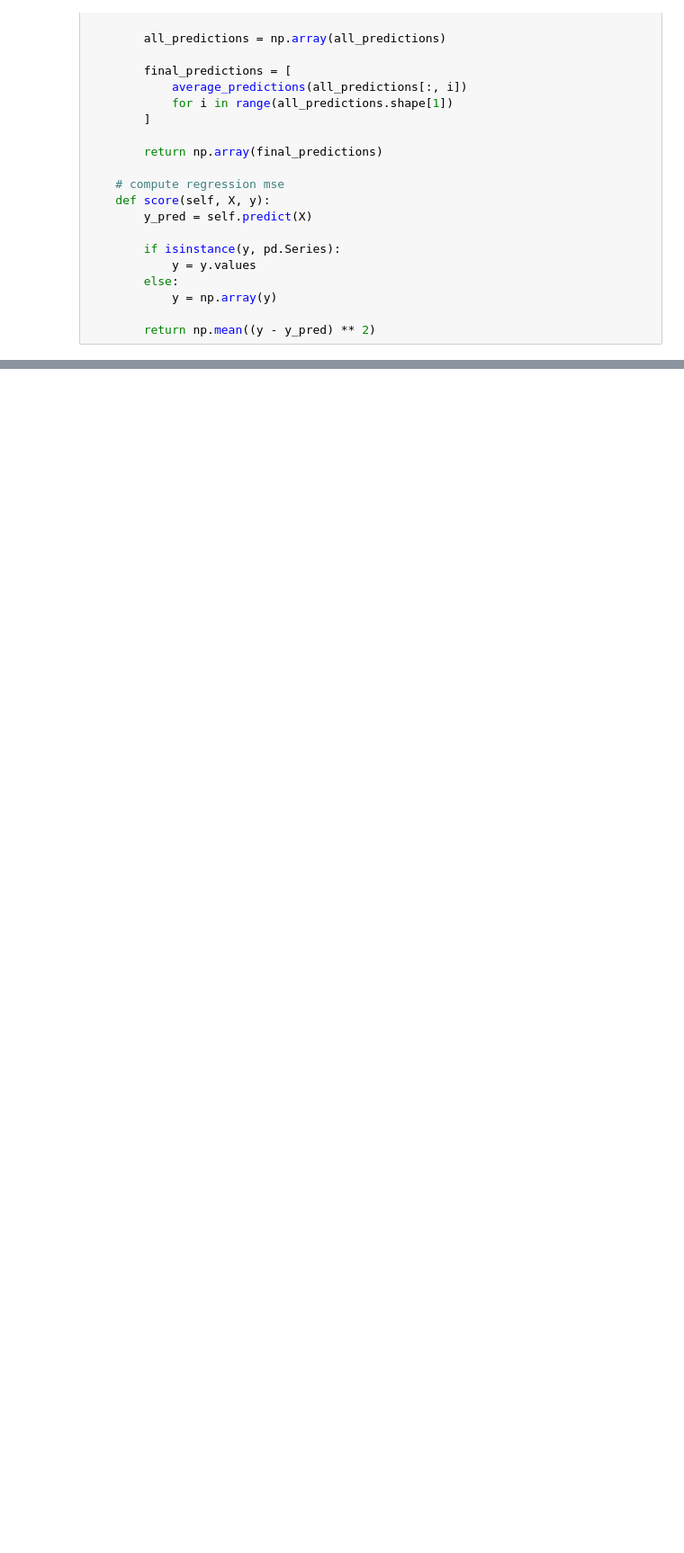
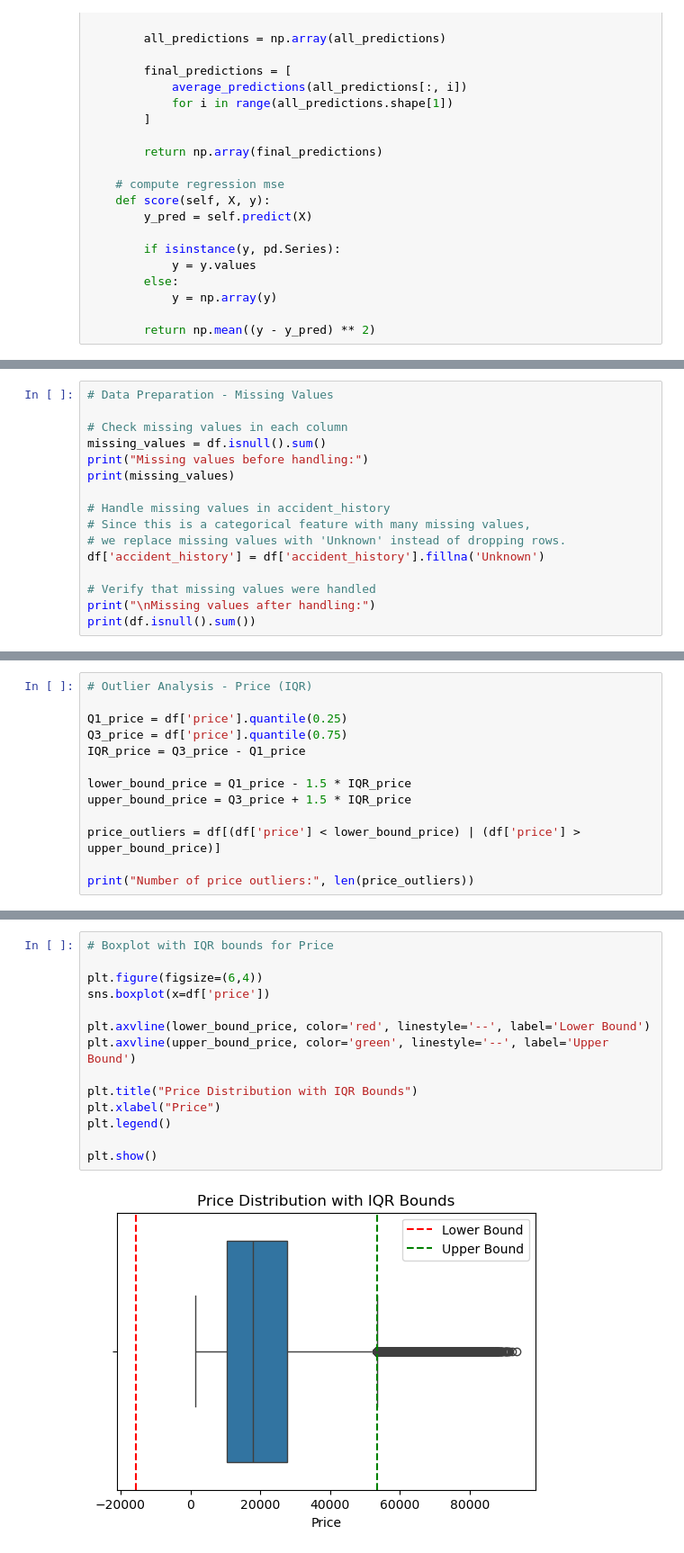
Before and after one commit to reychely/ML_HW1, a Jupyter notebook: HW1_209807130_212703813.ipynb, the cells around one changed output, grey strips where cells are left out. Shown at 90% size. Drawn from its saved outputs; the diff is of its cells as text; blank space fills up the shorter version.

```diff
--- a/HW1_209807130_212703813.ipynb
+++ b/HW1_209807130_212703813.ipynb
@@ -531,0 +553,16 @@ class MyRandomForestRegressor:
+# %%
+# Data Preparation - Missing Values
+
+# Check missing values in each column
+missing_values = df.isnull().sum()
+print("Missing values before handling:")
+print(missing_values)
+
+# Handle missing values in accident_history
+# Since this is a categorical feature with many missing values,
+# we replace missing values with 'Unknown' instead of dropping rows.
+df['accident_history'] = df['accident_history'].fillna('Unknown')
+
+# Verify that missing values were handled
+print("\nMissing values after handling:")
+print(df.isnull().sum())
@@ -531,0 +587,13 @@ class MyRandomForestRegressor:
+# %%
+# Outlier Analysis - Price (IQR)
+
+Q1_price = df['price'].quantile(0.25)
+Q3_price = df['price'].quantile(0.75)
+IQR_price = Q3_price - Q1_price
+
+lower_bound_price = Q1_price - 1.5 * IQR_price
+upper_bound_price = Q3_price + 1.5 * IQR_price
+
+price_outliers = df[(df['price'] < lower_bound_price) | (df['price'] > upper_bound_price)]
+
+print("Number of price outliers:", len(price_outliers))
@@ -531,0 +602,16 @@ class MyRandomForestRegressor:
+# %%
+# Boxplot with IQR bounds for Price
+
+plt.figure(figsize=(6,4))
+sns.boxplot(x=df['price'])
+
+plt.axvline(lower_bound_price, color='red', linestyle='--', label='Lower Bound')
+plt.axvline(upper_bound_price, color='green', linestyle='--', label='Upper Bound')
+
+plt.title("Price Distribution with IQR Bounds")
+plt.xlabel("Price")
+plt.legend()
+
+plt.show()
+# %% [output]
+[figure, added]
```
Also changed, not shown: parts of 6 cells of this notebook.
